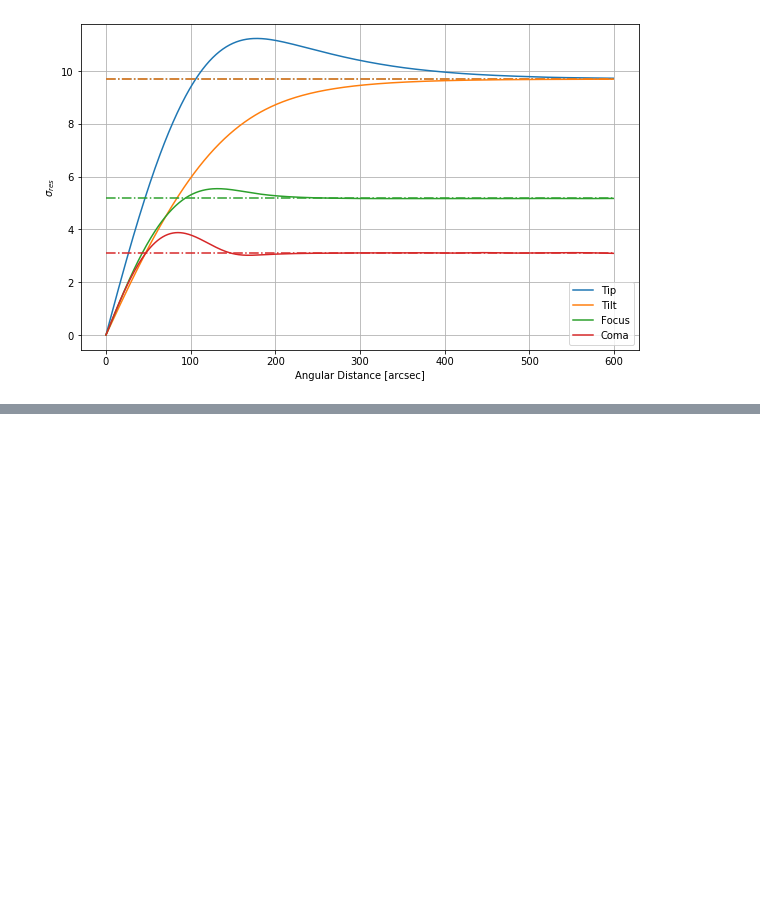
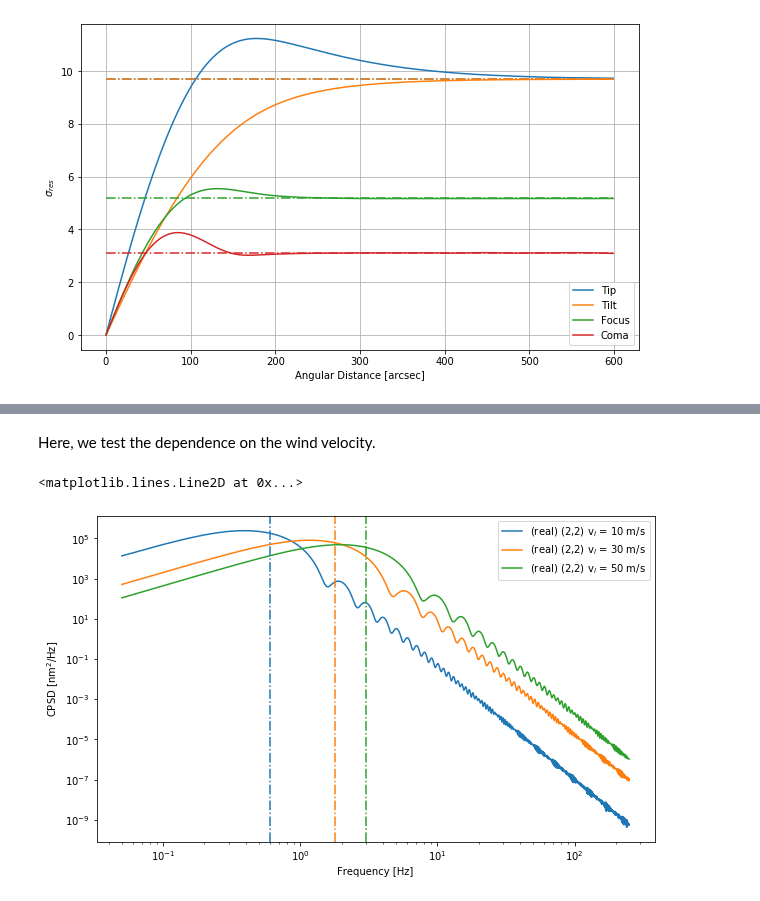
Before and after one commit to ArcetriAdaptiveOptics/arte, a Jupyter notebook: notebook/atmo/CPSD_examples.ipynb, the cells around one changed output, grey strips where cells are left out. Saved outputs shown, nothing was run; the diff lists cells and outputs as text; code cells hidden in the pictures; blank space fills up the shorter version.

```diff
--- a/notebook/atmo/CPSD_examples.ipynb
+++ b/notebook/atmo/CPSD_examples.ipynb
@@ -194,0 +256,28 @@ plt.show()
+# %% [markdown]
+Here, we test the dependence on the wind velocity.
+# %%
+wind_velocities = np.array([10, 30, 50])
+j = 2
+k = 2
+
+zernikeCpsds = []
+for v in wind_velocities:
+    cn2 = Cn2Profile.from_r0s([0.16], [25], [10e3], [v], [0])
+    vk.setCn2Profile(cn2)
+    cpsd = vk.getZernikeCPSD(j, k, temporal_freqs)
+    zernikeCpsds.append(cpsd)
+
+vk.plotCPSD(zernikeCpsds[0], temporal_freqs, 'real', 'log', '(2,2) v$_{l}$ = 10 m/s')
+vk.plotCPSD(zernikeCpsds[1], temporal_freqs, 'real', 'log', '(2,2) v$_{l}$ = 30 m/s')
+vk.plotCPSD(zernikeCpsds[2], temporal_freqs, 'real', 'log', '(2,2) v$_{l}$ = 50 m/s')
+
+cutoff_v1 = temporal_freqs[11]
+cutoff_v2 = temporal_freqs[35]
+cutoff_v3 = temporal_freqs[59]
+
+plt.axvline(cutoff_v1, linestyle='-.', color=cycle[0])
+plt.axvline(cutoff_v2, linestyle='-.', color=cycle[1])
+plt.axvline(cutoff_v3, linestyle='-.', color=cycle[2])
+# %% [output]
+<matplotlib.lines.Line2D at 0x...>
+[figure, added]
```
Also changed, not shown: parts of 9 cells of this notebook.
